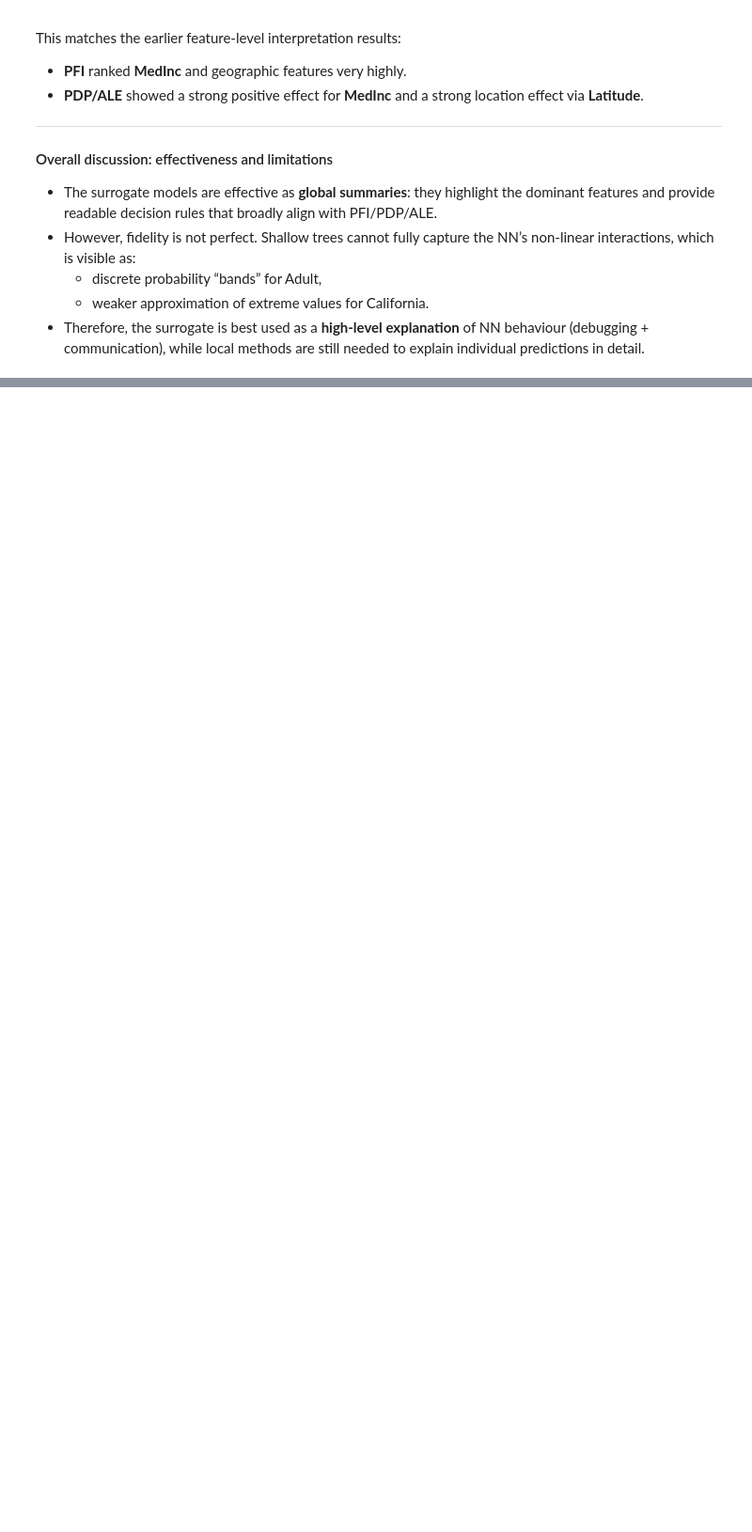
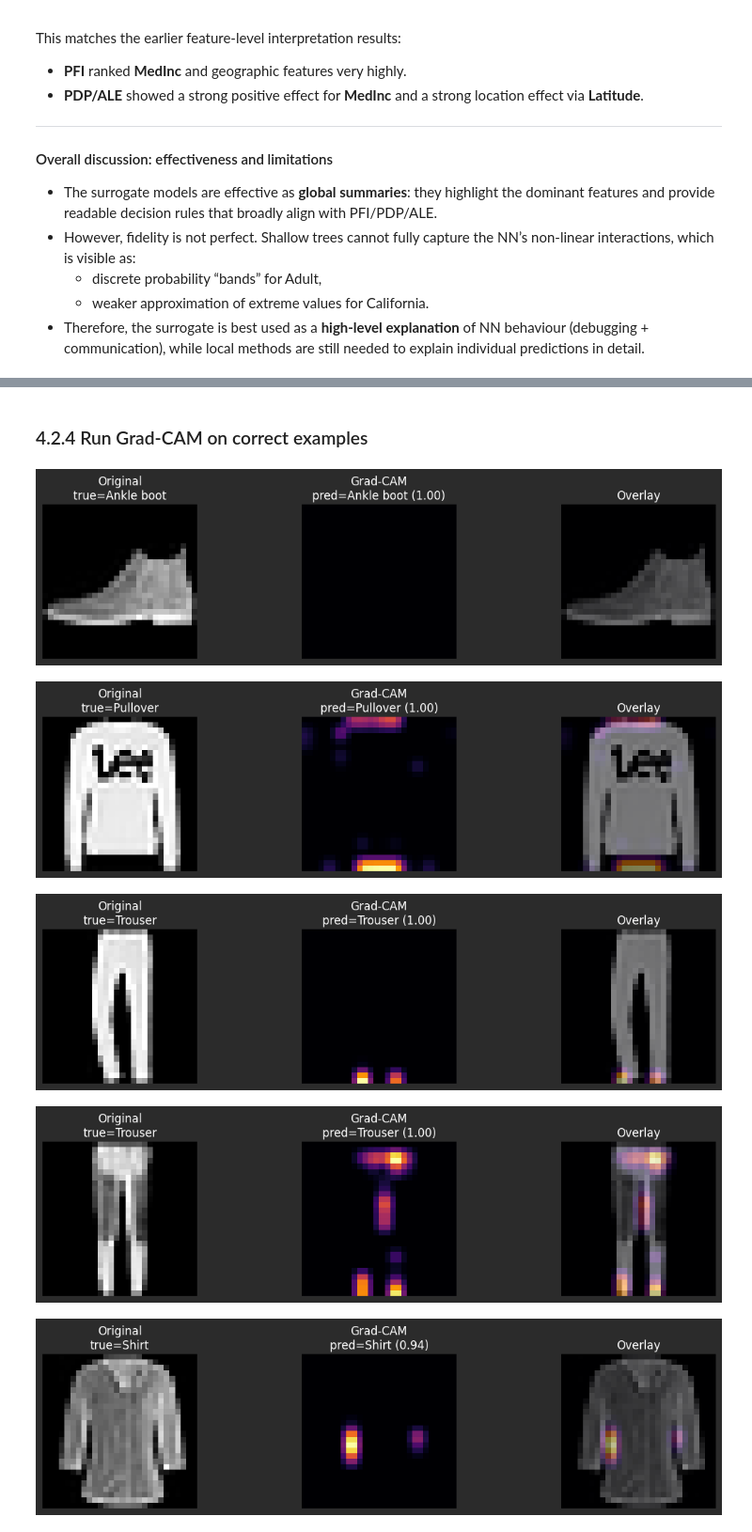
Before and after one commit to eddedomer/Interpertable-AI-for-Deep-Learning-Models, a Jupyter notebook: notebooks/Edvin_Sanfridsson_Love_Carlander_Strandäng.ipynb, the cells around one changed output, grey strips where cells are left out. Shown at 94% size. Saved outputs shown, nothing was run; the diff lists cells and outputs as text; code cells hidden in the pictures; blank space fills up the shorter version.

```diff
--- a/notebooks/Edvin_Sanfridsson_Love_Carlander_Strandäng.ipynb
+++ b/notebooks/Edvin_Sanfridsson_Love_Carlander_Strandäng.ipynb
@@ -134,14 +140,20 @@ def predict_california_value(features_dataframe: pd.DataFrame) -> np.ndarray:
 # %%
 import torch
-from src.models.fashion_cnn import FashionCNN  # your class
+from src.models.fashion_cnn import FashionCNN
 from src.data.fashion import load_fashion, FASHION_MNIST_CLASS_NAMES
 
 fashion_weights_path = fashion_artifacts_directory / "best_model.pt"
 
 device = torch.device("mps" if torch.backends.mps.is_available() else "cpu")
 
-fashion_model = FashionCNN(class_count=len(FASHION_MNIST_CLASS_NAMES)).to(device)
-fashion_model.load_state_dict(torch.load(fashion_weights_path, map_location=device))
-fashion_model.eval();
+cpu_device = torch.device("cpu")
 
-fashion_train_dataset, fashion_test_dataset = load_fashion(normalize=False)  # match your training choice
+fashion_model_cpu = FashionCNN(class_count=len(FASHION_MNIST_CLASS_NAMES)).to(cpu_device).float()
+fashion_model_cpu.load_state_dict(torch.load(fashion_weights_path, map_location=cpu_device))
+fashion_model_cpu.eval()
+
+fashion_train_dataset, fashion_test_dataset = load_fashion(normalize=False)
+
+print("Loaded Fashion-MNIST test size:", len(fashion_test_dataset))
+print("Weights found?", fashion_weights_path.exists())
+print("Device:", device)
@@ -1060,0 +1488,5 @@ This matches the earlier feature-level interpretation results:
+# %%
+last_conv_layer = find_last_convolution_layer(fashion_model_cpu)
+gradcam_explainer = GradCAM(model=fashion_model_cpu, target_convolution_layer=last_conv_layer)
+
+print("Using last Conv2d layer for Grad-CAM:", last_conv_layer)
@@ -1060,0 +1495,15 @@ This matches the earlier feature-level interpretation results:
+# %% [markdown]
+### 4.2.4 Run Grad-CAM on correct examples
+# %%
+show_gradcam_results(
+    model_cpu=fashion_model_cpu,
+    examples=fashion_examples,
+    class_names=FASHION_MNIST_CLASS_NAMES,
+    gradcam=gradcam_explainer,
+)
+# %% [output]
+[figure, added]
+[figure, added]
+[figure, added]
+[figure, added]
+[figure, added]
```
Also changed, not shown: parts of 28 cells of this notebook, 2 other files.
